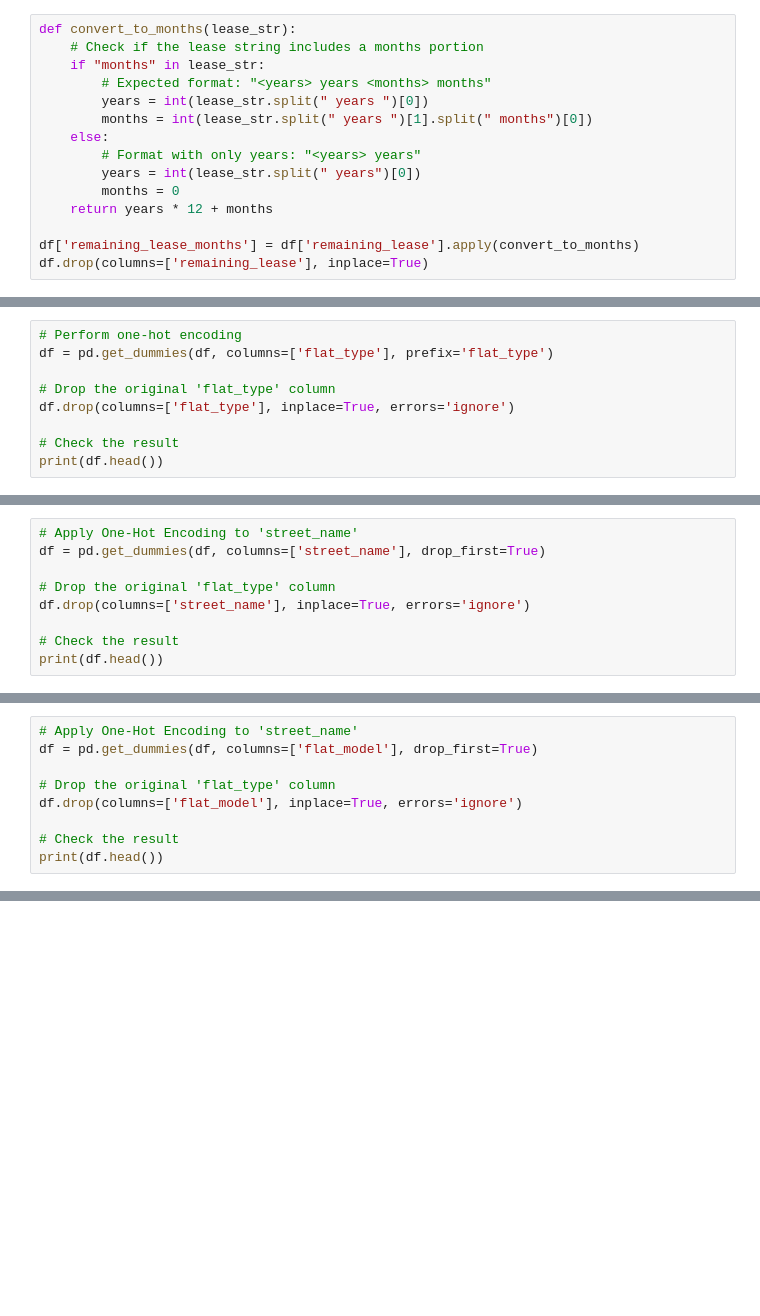
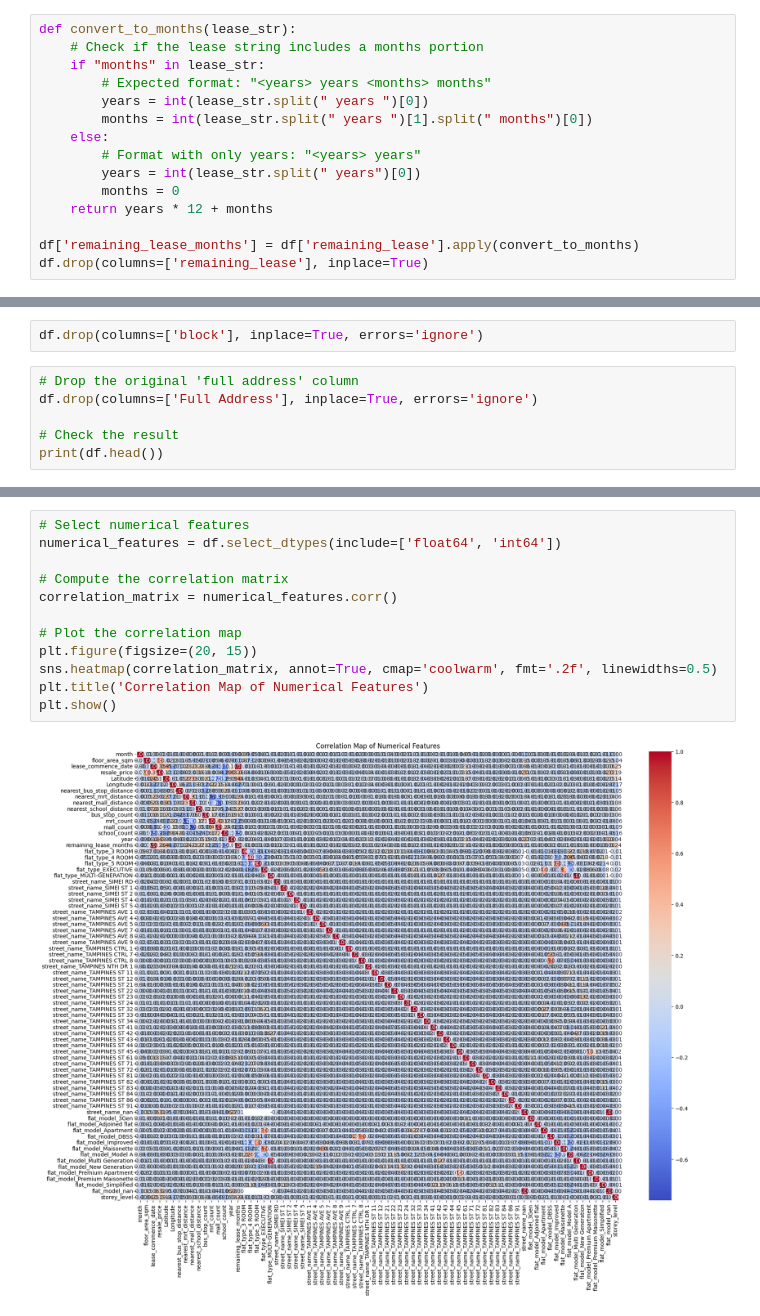
Before and after one commit to cheesexuanyang/Machine-Learning_lab-P5_Group11, a Jupyter notebook: INF2008_Project_HDB.ipynb, the cells around one changed output, grey strips where cells are left out. Drawn from its saved outputs; the diff is of its cells as text; blank space fills up the shorter version.

```diff
--- a/INF2008_Project_HDB.ipynb
+++ b/INF2008_Project_HDB.ipynb
@@ -190,9 +314,8 @@ df.drop(columns=['remaining_lease'], inplace=True)
+# %%
+df.drop(columns=['block'], inplace=True, errors='ignore')
 # %%
-# Perform one-hot encoding
-df = pd.get_dummies(df, columns=['flat_type'], prefix='flat_type')
-
-# Drop the original 'flat_type' column
-df.drop(columns=['flat_type'], inplace=True, errors='ignore')
+# Drop the original 'full address' column
+df.drop(columns=['Full Address'], inplace=True, errors='ignore')
 
 # Check the result
 print(df.head())
@@ -217,9 +339,0 @@ print(df.head())
-# %%
-# Apply One-Hot Encoding to 'street_name'
-df = pd.get_dummies(df, columns=['street_name'], drop_first=True)
-
-# Drop the original 'flat_type' column
-df.drop(columns=['street_name'], inplace=True, errors='ignore')
-
-# Check the result
-print(df.head())
@@ -244,9 +339,0 @@ print(df.head())
-# %%
-# Apply One-Hot Encoding to 'street_name'
-df = pd.get_dummies(df, columns=['flat_model'], drop_first=True)
-
-# Drop the original 'flat_type' column
-df.drop(columns=['flat_model'], inplace=True, errors='ignore')
-
-# Check the result
-print(df.head())
@@ -366,0 +340,14 @@ Number of features in correlation analysis: 73
+# %%
+# Select numerical features
+numerical_features = df.select_dtypes(include=['float64', 'int64'])
+
+# Compute the correlation matrix
+correlation_matrix = numerical_features.corr()
+
+# Plot the correlation map
+plt.figure(figsize=(20, 15))
+sns.heatmap(correlation_matrix, annot=True, cmap='coolwarm', fmt='.2f', linewidths=0.5)
+plt.title('Correlation Map of Numerical Features')
+plt.show()
+# %% [output]
+[figure, added]
```
Also changed, not shown: parts of 20 cells of this notebook.
